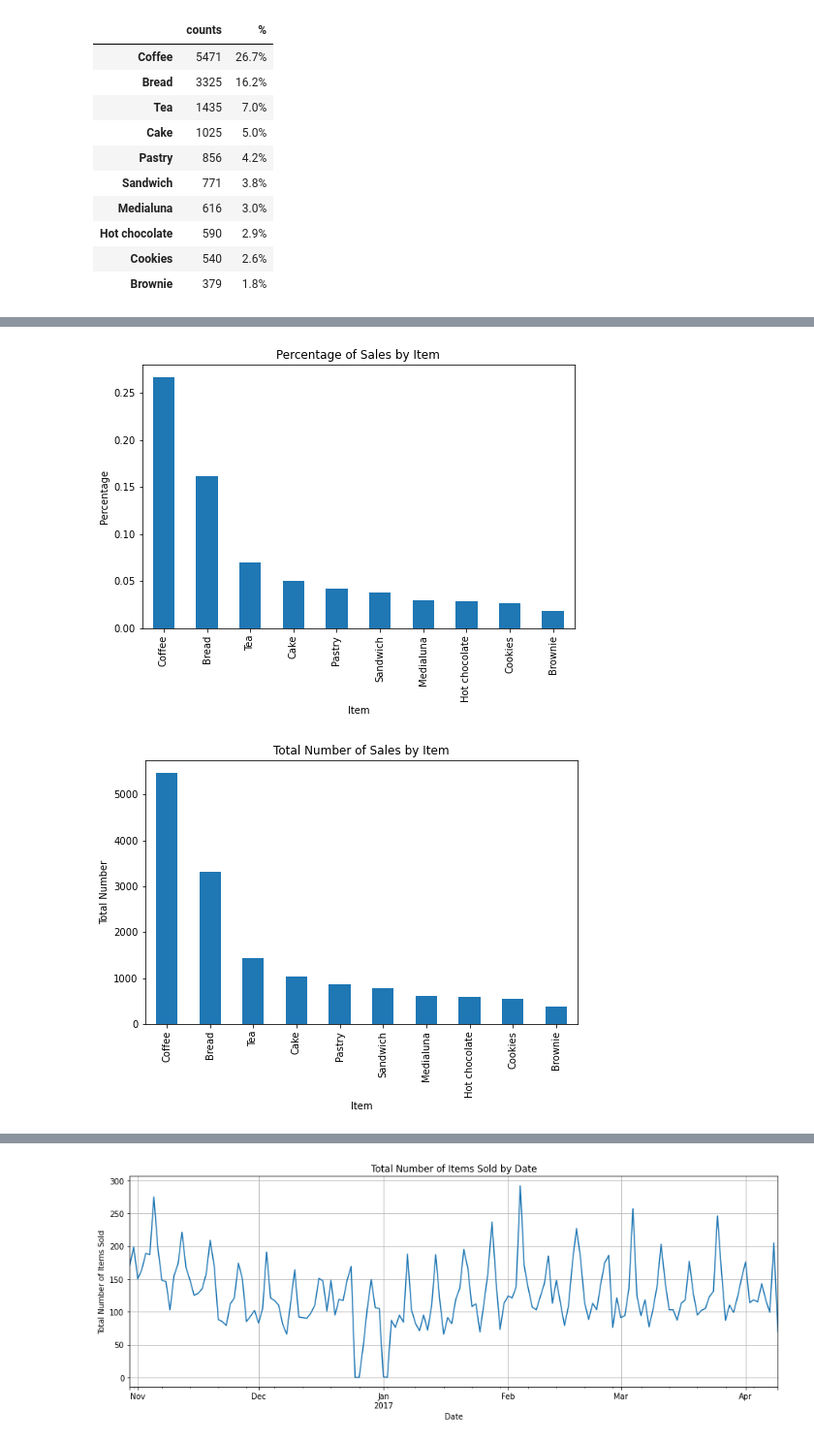
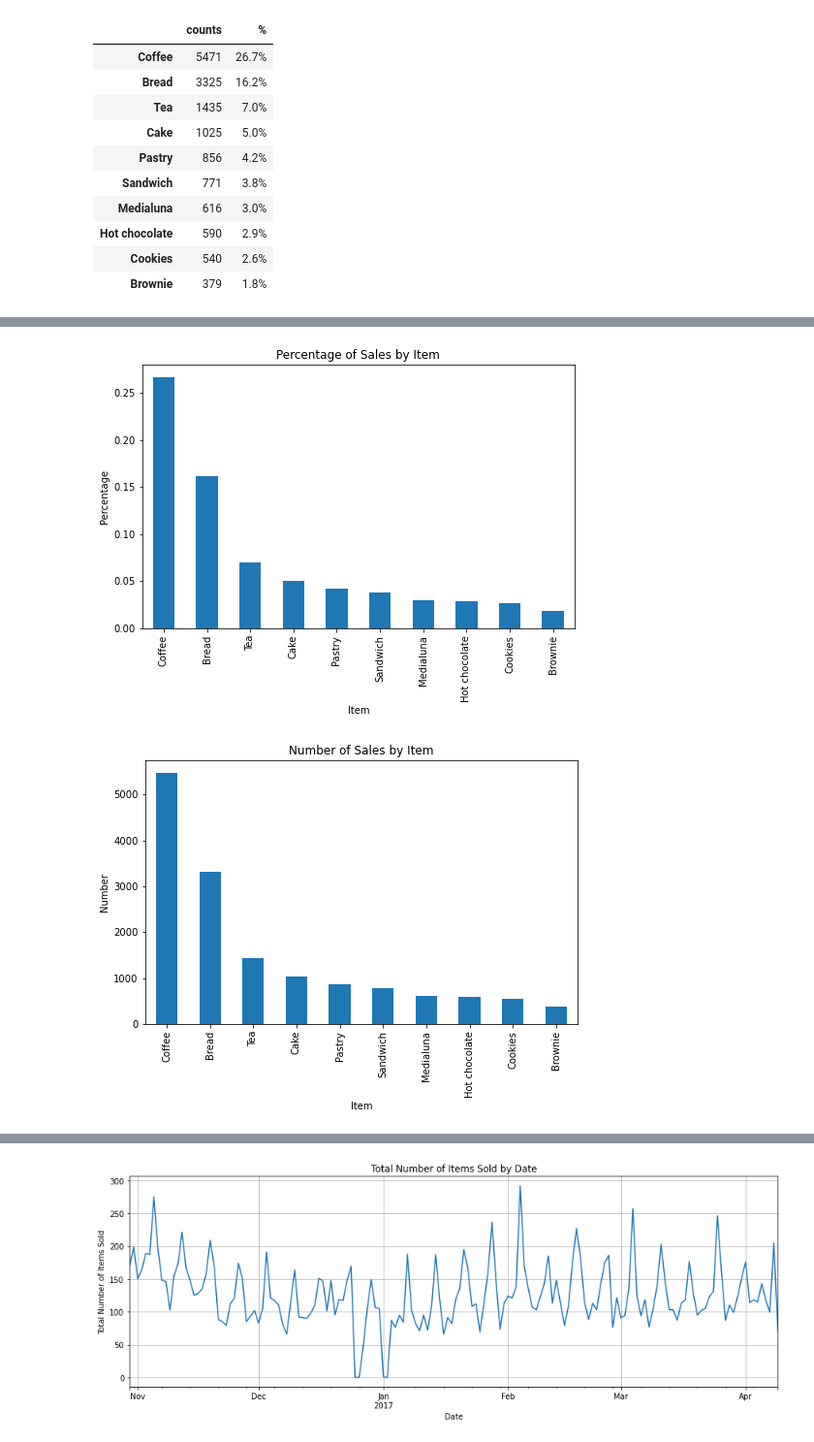
Before and after one commit to priyagsekaran/Bakery, a Jupyter notebook: Bakery.ipynb, the cells around one changed output, grey strips where cells are left out. Shown: that part at 97% size. Drawn from its saved outputs; the diff is of its cells as text; code cells hidden in the pictures.

```diff
--- a/Bakery.ipynb
+++ b/Bakery.ipynb
@@ -213,14 +245,18 @@ Top 10 items
-# %%
-# Rank by percentage
-plt.figure(figsize=(8,5))
-bread.Item.value_counts(normalize=True)[:10].plot(kind="bar", title="Percentage of Sales by Item").set(xlabel="Item", ylabel="Percentage")
-plt.show()
-
-# Rank by value
-plt.figure(figsize=(8,5))
-bread.Item.value_counts()[:10].plot(kind="bar", title="Total Number of Sales by Item").set(xlabel="Item", ylabel="Total Number")
-plt.show()
-# %% [output]
-[figure, removed]
-[figure, removed]
+# %%
+def ranking(boolean,axis):
+    '''
+    This function provides a barchart of top 10 selling items in the bakery.
+    This is shown by percentage and number of items sold in the bakery.
+    Input:col1(boolean),col2(axis)
+    Output:Barchart of percentage and number of items sold in the bakery.
+    '''
+    plt.figure(figsize=(8,5))
+    bread.Item.value_counts(normalize=boolean)[:10].plot(kind="bar", title=axis+" of Sales by Item").set(xlabel="Item", ylabel=axis)
+    plt.show()
+
+ranking(True,"Percentage")
+ranking(False,"Number")
+# %% [output]
+[figure, added]
+[figure, added]
 # %% [markdown]
```
Also changed, not shown: parts of 23 cells of this notebook.
